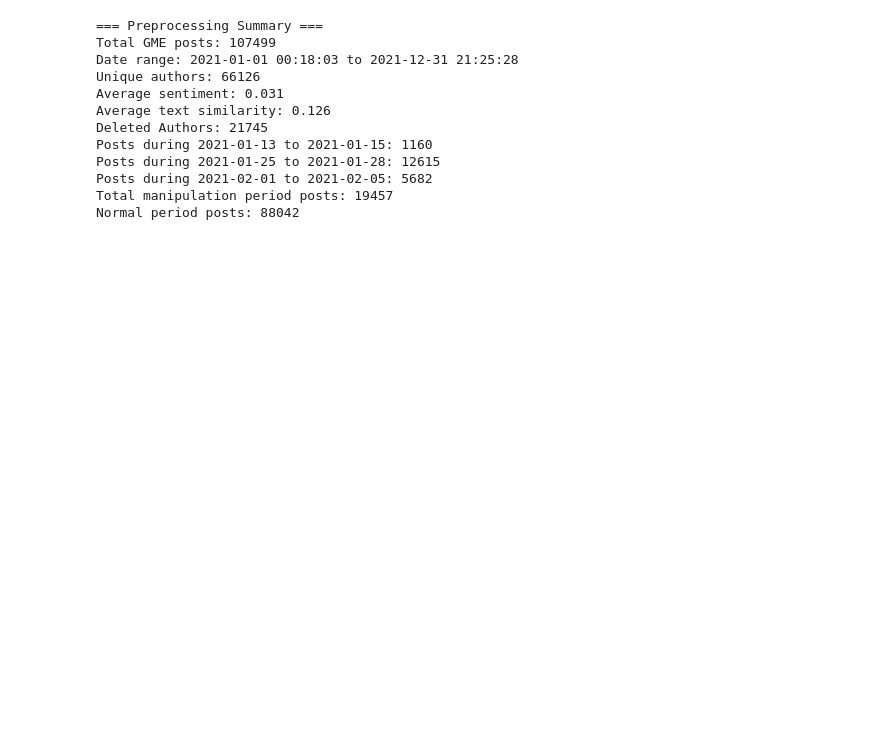
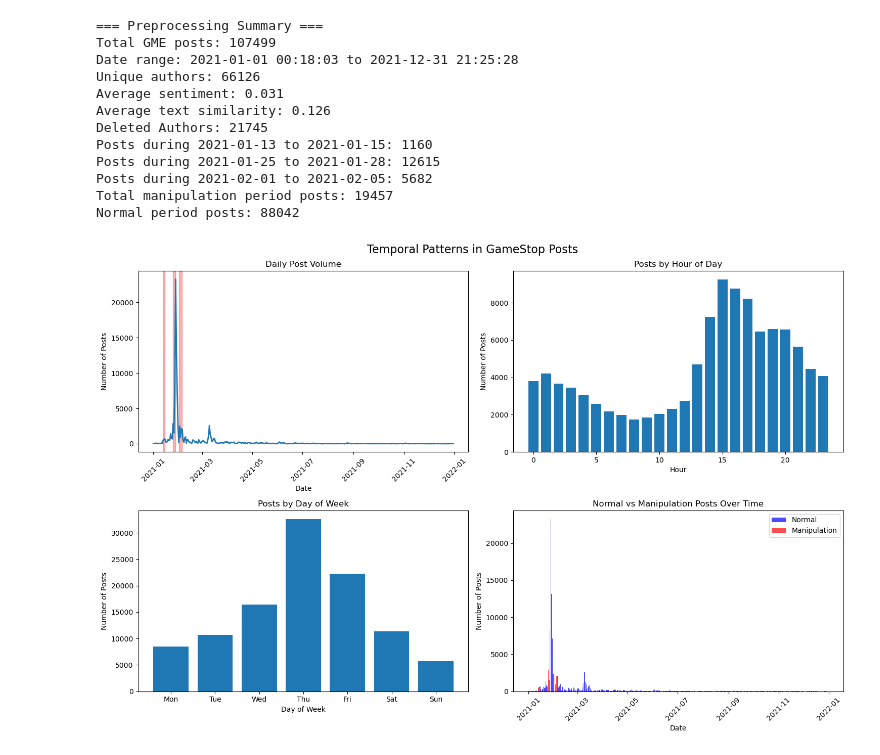
Before and after one commit to krishna-das-m/ManipDetect, a Jupyter notebook: research/notebooks/data_preprocessing_authors.ipynb, the cells around one changed output. Saved outputs shown, nothing was run; the diff lists cells and outputs as text; code cells hidden in the pictures; blank space fills up the shorter version.

```diff
--- a/research/notebooks/data_preprocessing_authors.ipynb
+++ b/research/notebooks/data_preprocessing_authors.ipynb
@@ -434,3 +502,6 @@ def get_preprocessing_summary(df):
 
         print(f"Total manipulation period posts: {manipulation_posts}")
         print(f"Normal period posts: {len(df) - manipulation_posts}")
+# %%
+df_wsb_labeled = label_manipulation_periods(df_wsb)
+df_wsb_labeled.head()
@@ -458,3 +566,63 @@ Posts during 2021-01-25 to 2021-01-28: 12615
 Posts during 2021-02-01 to 2021-02-05: 5682
 Total manipulation period posts: 19457
 Normal period posts: 88042
+# %%
+import matplotlib.pyplot as plt
+import seaborn as sns
+fig, axes = plt.subplots(2, 2, figsize=(15, 10))
+fig.suptitle('Temporal Patterns in GameStop Posts', fontsize=16)
+
+# 1. Posts over time
+daily_posts = df_wsb_labeled.groupby(df_wsb_labeled['timestamp'].dt.date).size()
+axes[0, 0].plot(daily_posts.index, daily_posts.values, linewidth=2)
+axes[0, 0].set_title('Daily Post Volume')
+axes[0, 0].set_xlabel('Date')
+axes[0, 0].set_ylabel('Number of Posts')
+axes[0, 0].tick_params(axis='x', rotation=45)
+
+# Highlight manipulation periods
+for start, end in manipulation_periods:
+    axes[0, 0].axvspan(start.date(), end.date(), alpha=0.3, color='red', label='Manipulation Period')
+
+# 2. Posts by hour of day
+hourly_posts = df_wsb_labeled.groupby(df_wsb_labeled['timestamp'].dt.hour).size()
+axes[0, 1].bar(hourly_posts.index, hourly_posts.values)
+axes[0, 1].set_title('Posts by Hour of Day')
+axes[0, 1].set_xlabel('Hour')
+axes[0, 1].set_ylabel('Number of Posts')
+
+# 3. Posts by day of week
+daily_posts_dow = df_wsb_labeled.groupby(df_wsb_labeled['timestamp'].dt.dayofweek).size()
+days = ['Mon', 'Tue', 'Wed', 'Thu', 'Fri', 'Sat', 'Sun']
+axes[1, 0].bar(range(7), daily_posts_dow.values)
+axes[1, 0].set_title('Posts by Day of Week')
+axes[1, 0].set_xlabel('Day of Week')
+axes[1, 0].set_ylabel('Number of Posts')
+axes[1, 0].set_xticks(range(7))
+axes[1, 0].set_xticklabels(days)
+
+# 4. Manipulation vs Normal periods
+manip_daily = df_wsb_labeled[df_wsb_labeled['is_manipulation'] == 1].groupby(
+    df_wsb_labeled[df_wsb_labeled['is_manipulation'] == 1]['timestamp'].dt.date
+).size()
+normal_daily = df_wsb_labeled[df_wsb_labeled['is_manipulation'] == 0].groupby(
+    df_wsb_labeled[df_wsb_labeled['is_manipulation'] == 0]['timestamp'].dt.date
+).size()
+
+# Align dates for comparison
+all_dates = daily_posts.index
+manip_aligned = manip_daily.reindex(all_dates, fill_value=0)
+normal_aligned = normal_daily.reindex(all_dates, fill_value=0)
+
+axes[1, 1].bar(all_dates, normal_aligned.values, alpha=0.7, label='Normal', color='blue')
+axes[1, 1].bar(all_dates, manip_aligned.values, alpha=0.7, label='Manipulation', color='red')
+axes[1, 1].set_title('Normal vs Manipulation Posts Over Time')
+axes[1, 1].set_xlabel('Date')
+axes[1, 1].set_ylabel('Number of Posts')
+axes[1, 1].legend()
+axes[1, 1].tick_params(axis='x', rotation=45)
+
+plt.tight_layout()
+plt.show()
+# %% [output]
+[figure, added]
```
Also changed, not shown: parts of 12 cells of this notebook, 6 other files.
